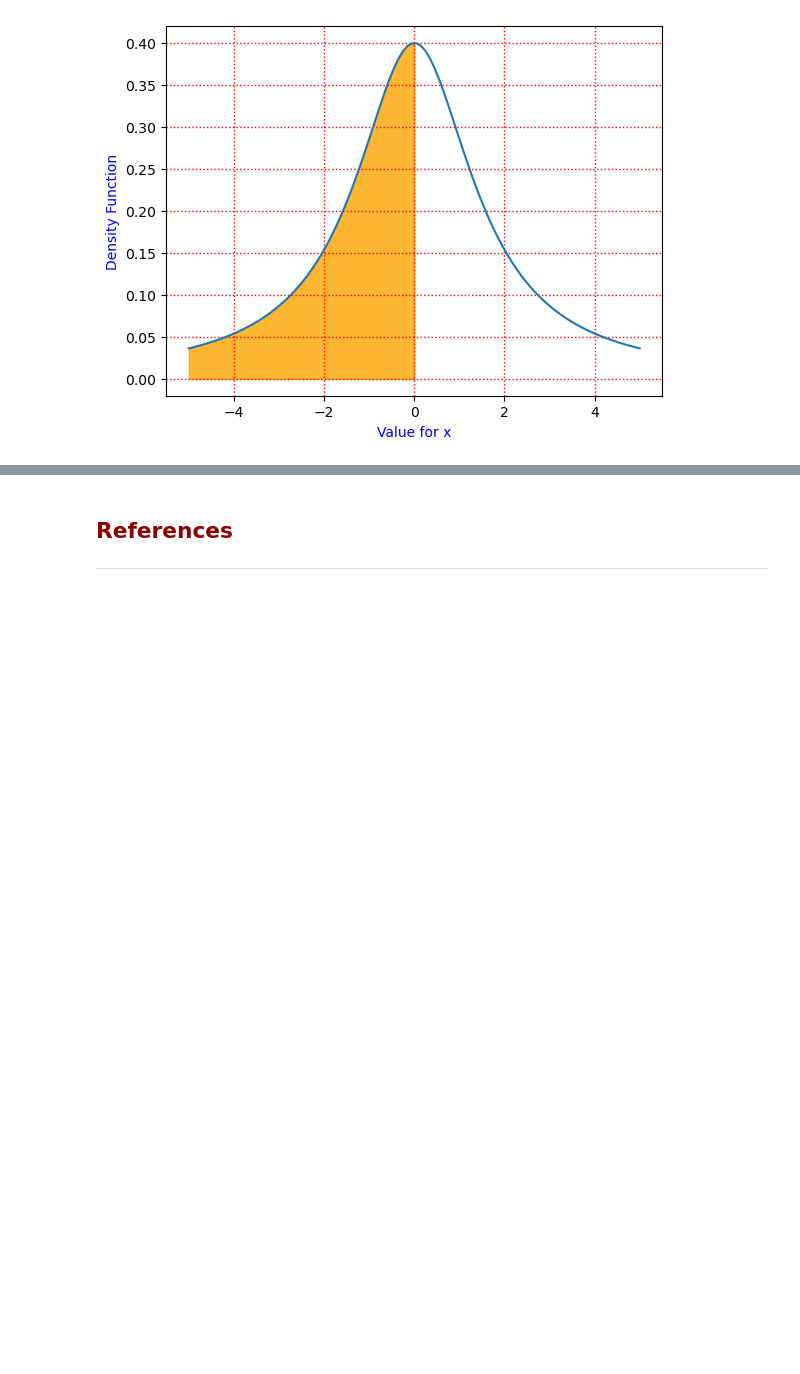
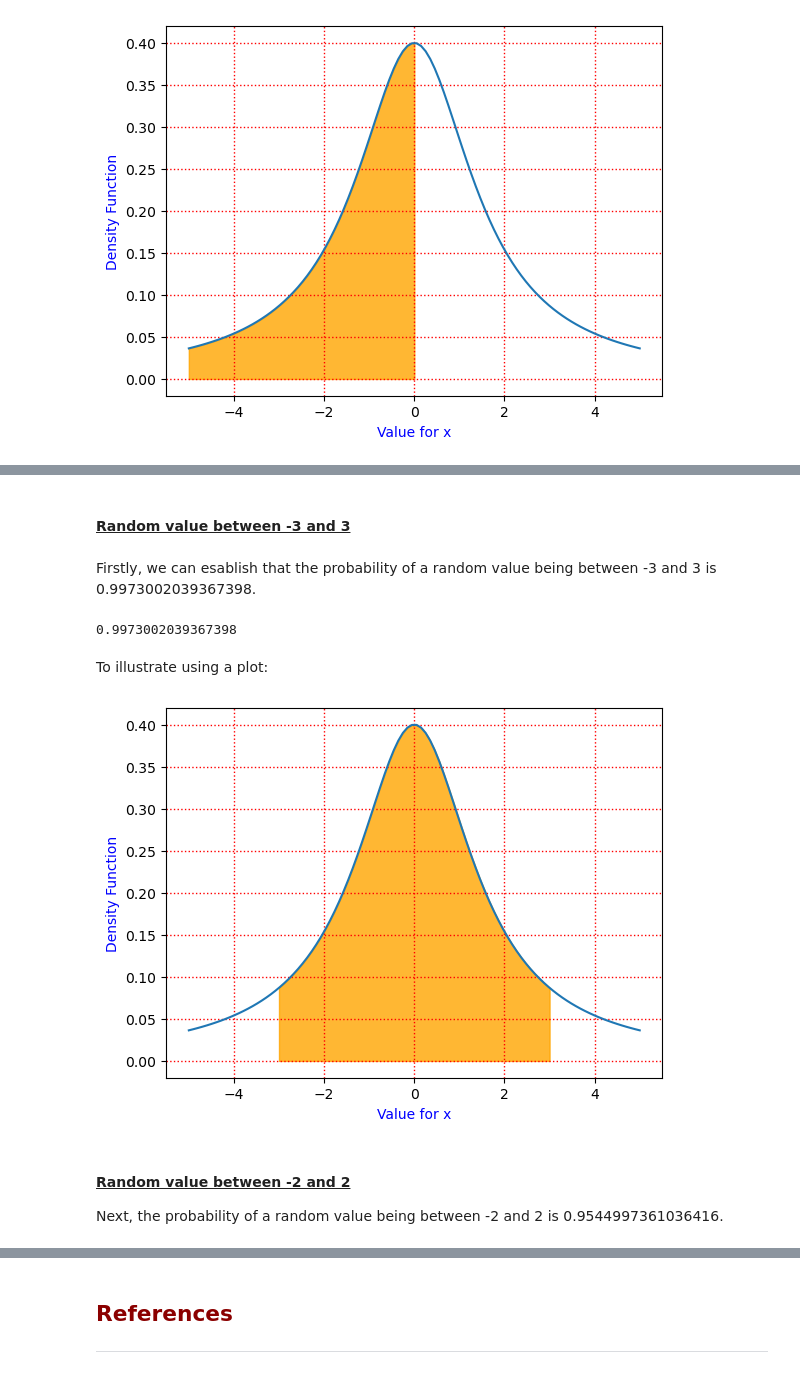
Before and after one commit to OCorry/funddaata2022-assessment, a Jupyter notebook: Practicals/Normal-Distribution-Notebook.ipynb, the cells around one changed output, grey strips where cells are left out. Saved outputs shown, nothing was run; the diff lists cells and outputs as text; code cells hidden in the pictures; blank space fills up the shorter version.

```diff
--- a/Practicals/Normal-Distribution-Notebook.ipynb
+++ b/Practicals/Normal-Distribution-Notebook.ipynb
@@ -435,0 +461,27 @@ plt.show()
+# %% [markdown]
+#### <ins>Random value between -3 and 3</ins>
+# %% [markdown]
+Firstly, we can esablish that the probability of a random value being between -3 and 3 is 0.9973002039367398.
+# %%
+ss.norm().cdf(3.0) - ss.norm().cdf(-3.0)
+# %% [output]
+0.9973002039367398
+# %% [markdown]
+To illustrate using a plot:
+# %%
+x = np.linspace(-5,5,100)
+x_int=np.linspace(-3.0,3.0)
+
+y = 1/(2.5+x**2)
+y_int= 1/(2.5+x_int **2)
+plt.plot(x,y)
+plt.grid(True)
+plt.xlabel("Value for x",color ='Blue')
+plt.ylabel("Density Function", color='Blue')
+plt.fill_between(x_int, y_int, color ='orange', alpha =0.8)
+plt.show()
+# %% [output]
+[figure, added]
+# %% [markdown]
+#### <ins>Random value between -2 and 2</ins>
+Next, the probability of a random value being between -2 and 2 is 0.9544997361036416.
```
Also changed, not shown: parts of 39 cells of this notebook.
